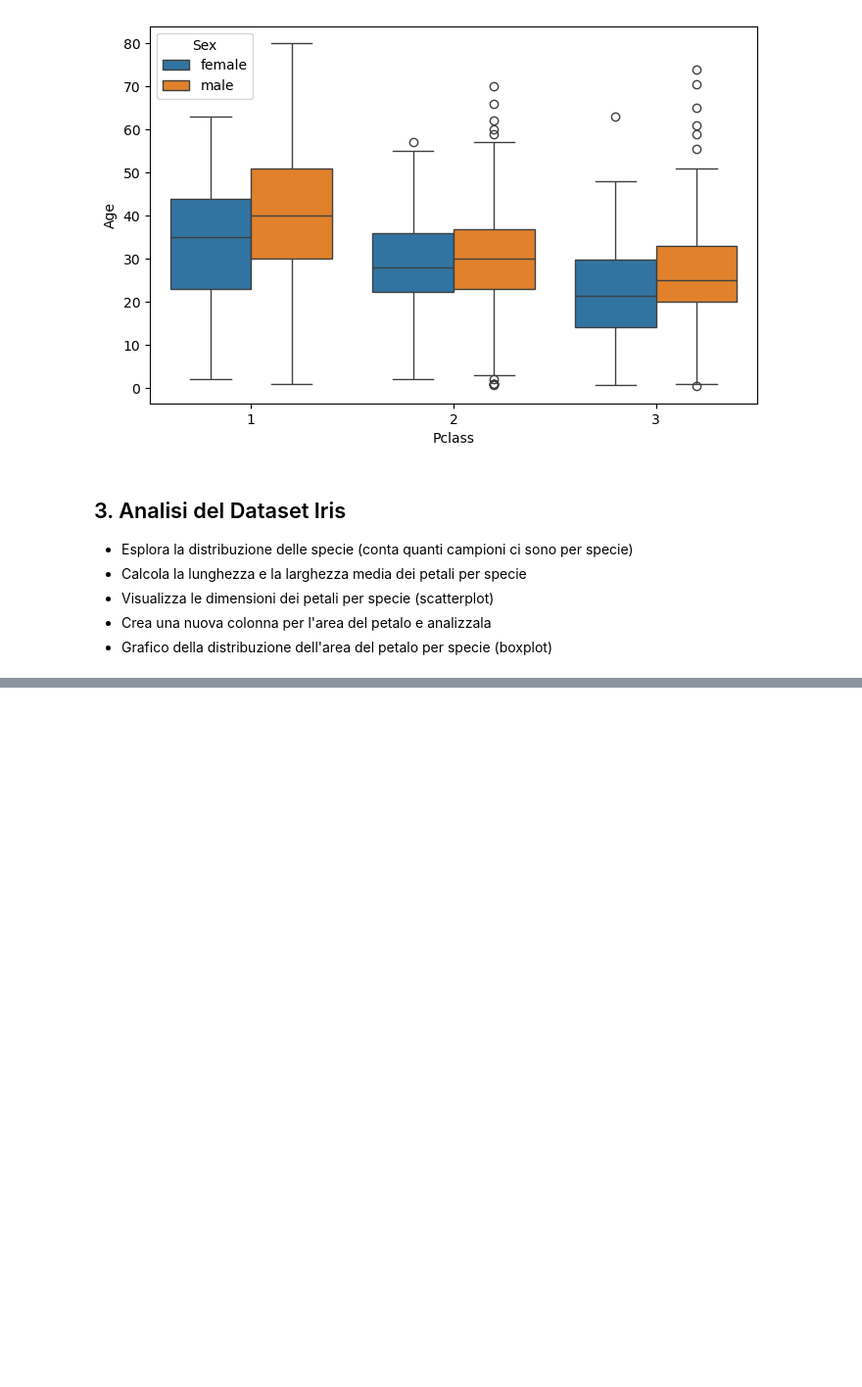
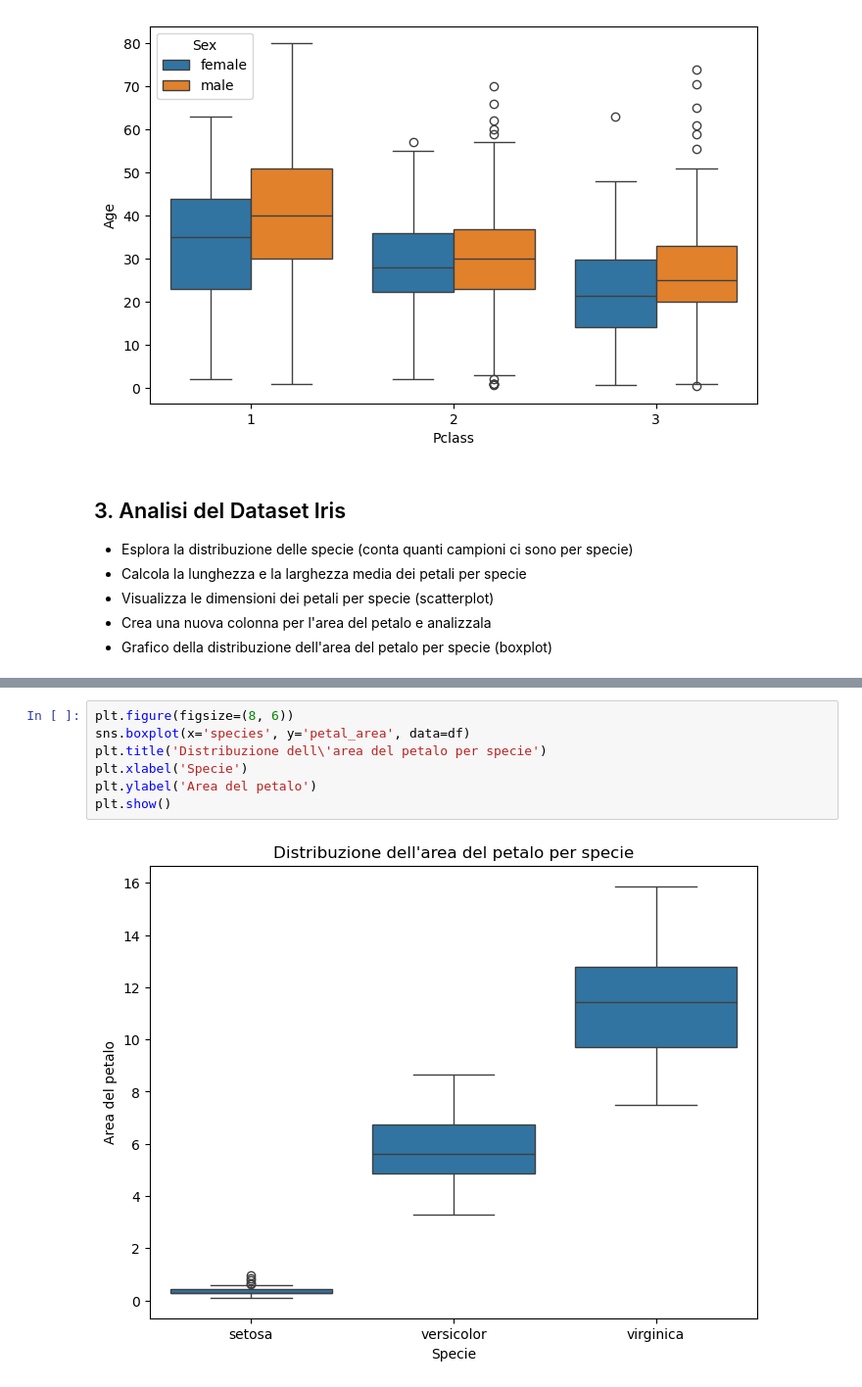
Before and after one commit to Zelvrai/Programming_Lab_2, a Jupyter notebook: 4_Esercizi_lez4.ipynb, the cells around one changed output, grey strips where cells are left out. Shown at 98% size. Saved outputs shown, nothing was run; the diff lists cells and outputs as text; blank space fills up the shorter version.

```diff
--- a/4_Esercizi_lez4.ipynb
+++ b/4_Esercizi_lez4.ipynb
@@ -182,0 +242,9 @@ df.head()
+# %%
+plt.figure(figsize=(8, 6))
+sns.boxplot(x='species', y='petal_area', data=df)
+plt.title('Distribuzione dell\'area del petalo per specie')
+plt.xlabel('Specie')
+plt.ylabel('Area del petalo')
+plt.show()
+# %% [output]
+[figure, added]
```
Also changed, not shown: parts of 5 cells of this notebook, 2 other files.
